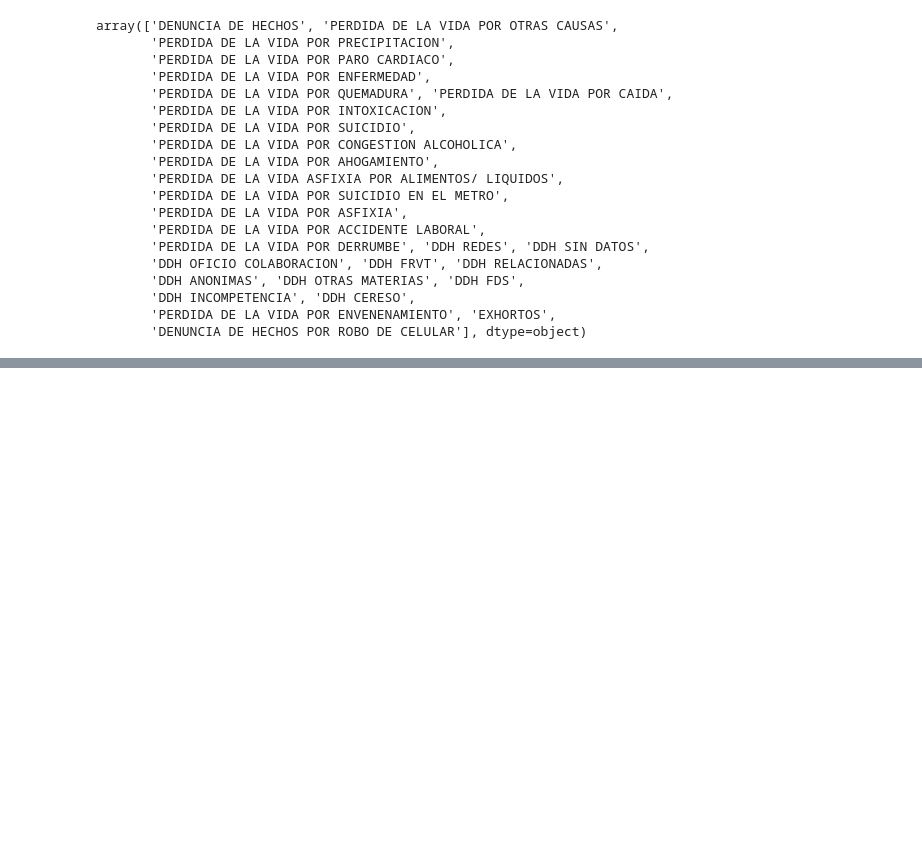
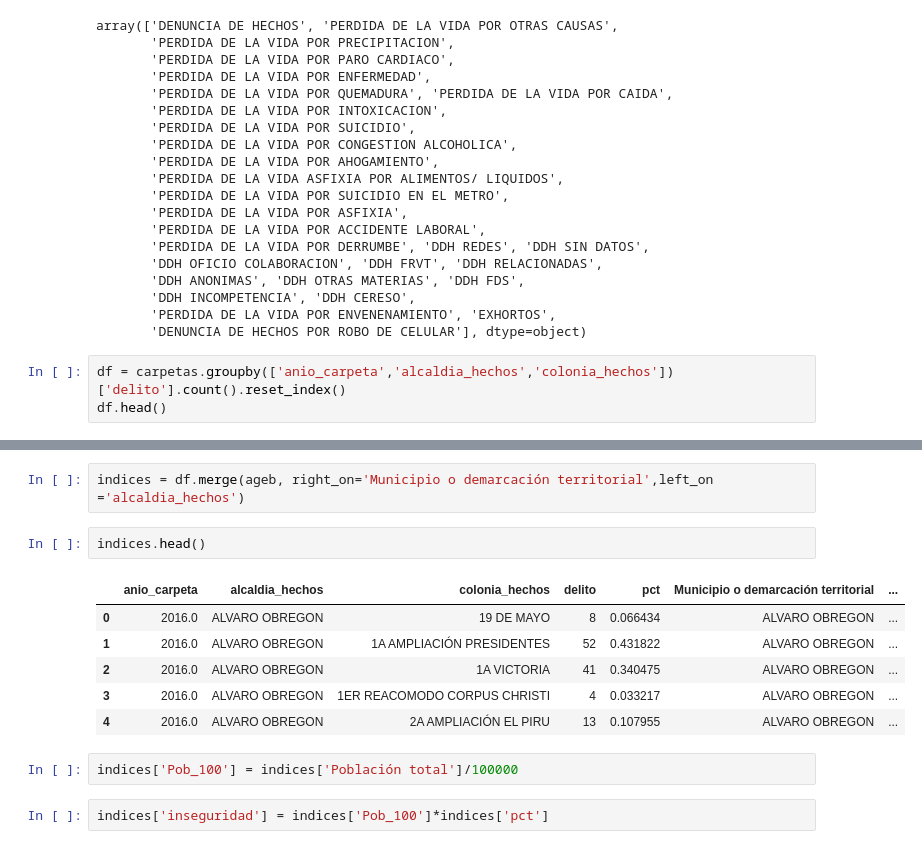
Before and after one commit to qSergio/Furious-spark, a Jupyter notebook: SeccionA/DatosAbiertosCDMX.ipynb, the cells around one changed output, grey strips where cells are left out. Saved outputs shown, nothing was run; the diff lists cells and outputs as text; blank space fills up the shorter version.

```diff
--- a/SeccionA/DatosAbiertosCDMX.ipynb
+++ b/SeccionA/DatosAbiertosCDMX.ipynb
@@ -655,3 +655,6 @@ array(['DENUNCIA DE HECHOS', 'PERDIDA DE LA VIDA POR OTRAS CAUSAS',
        'DDH INCOMPETENCIA', 'DDH CERESO',
        'PERDIDA DE LA VIDA POR ENVENENAMIENTO', 'EXHORTOS',
        'DENUNCIA DE HECHOS POR ROBO DE CELULAR'], dtype=object)
+# %%
+df = carpetas.groupby(['anio_carpeta','alcaldia_hechos','colonia_hechos'])['delito'].count().reset_index()
+df.head()
@@ -659,0 +692,15 @@ df['pct'] = df.groupby(['delito'])['num_delitos'].apply(lambda x:100 * x / float
+# %%
+indices = df.merge(ageb, right_on='Municipio o demarcación territorial',left_on ='alcaldia_hechos')
+# %%
+indices.head()
+# %% [output]
+|  | anio_carpeta | alcaldia_hechos | colonia_hechos | delito | pct | Municipio o demarcación territorial | ... |
+| 0 | 2016.0 | ALVARO OBREGON | 19 DE MAYO | 8 | 0.066434 | ALVARO OBREGON | ... |
+| 1 | 2016.0 | ALVARO OBREGON | 1A AMPLIACIÓN PRESIDENTES | 52 | 0.431822 | ALVARO OBREGON | ... |
+| 2 | 2016.0 | ALVARO OBREGON | 1A VICTORIA | 41 | 0.340475 | ALVARO OBREGON | ... |
+| 3 | 2016.0 | ALVARO OBREGON | 1ER REACOMODO CORPUS CHRISTI | 4 | 0.033217 | ALVARO OBREGON | ... |
+| 4 | 2016.0 | ALVARO OBREGON | 2A AMPLIACIÓN EL PIRU | 13 | 0.107955 | ALVARO OBREGON | ... |
+# %%
+indices['Pob_100'] = indices['Población total']/100000
+# %%
+indices['inseguridad'] = indices['Pob_100']*indices['pct']
```
Also changed, not shown: parts of 25 cells of this notebook, 1 other file.
